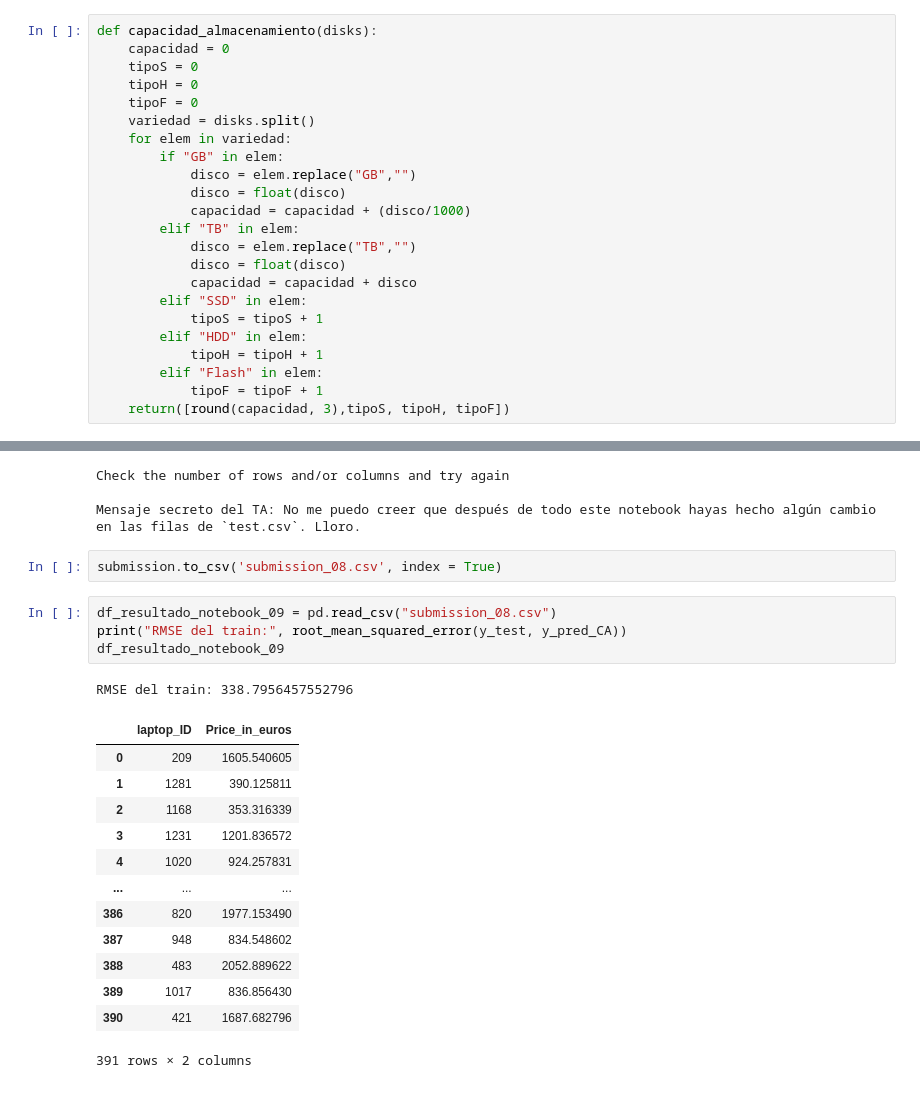
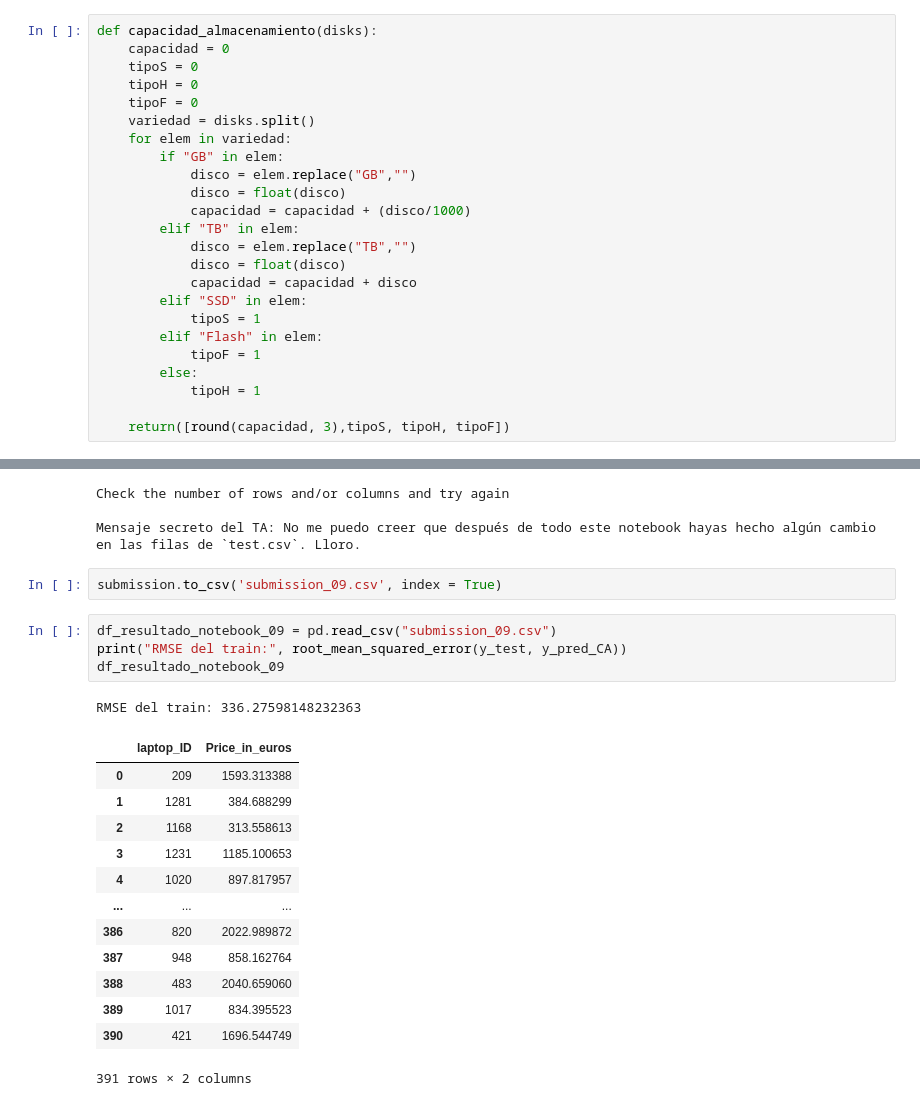
Before and after one commit to AntGV/ONLINE_DS_THEBRIDGE_WorkSpace, a Jupyter notebook: Sprint_12/Unidad_03_TeamChallenge_04/Competition/notebook_09.ipynb, the cells around one changed output, grey strips where cells are left out. Saved outputs shown, nothing was run; the diff lists cells and outputs as text.

Commit message:
Update Notebook_09

```diff
--- a/Sprint_12/Unidad_03_TeamChallenge_04/Competition/notebook_09.ipynb
+++ b/Sprint_12/Unidad_03_TeamChallenge_04/Competition/notebook_09.ipynb
@@ -490,11 +490,12 @@ def capacidad_almacenamiento(disks):
             disco = float(disco)
             capacidad = capacidad + disco
         elif "SSD" in elem:
-            tipoS = tipoS + 1
-        elif "HDD" in elem:
-            tipoH = tipoH + 1
+            tipoS = 1
         elif "Flash" in elem:
-            tipoF = tipoF + 1
+            tipoF = 1
+        else:
+            tipoH = 1
+
     return([round(capacidad, 3),tipoS, tipoH, tipoF])
 # %%
 #------------------------------------CAMBIO 5--------------------------------------------
@@ -1192,23 +1193,23 @@ Check the number of rows and/or columns and try again
 
 Mensaje secreto del TA: No me puedo creer que después de todo este notebook hayas hecho algún cambio en las filas de `test.csv`. Lloro.
 # %%
-submission.to_csv('submission_08.csv', index = True)
+submission.to_csv('submission_09.csv', index = True)
 # %%
-df_resultado_notebook_09 = pd.read_csv("submission_08.csv")
+df_resultado_notebook_09 = pd.read_csv("submission_09.csv")
 print("RMSE del train:", root_mean_squared_error(y_test, y_pred_CA))
 df_resultado_notebook_09
 # %% [output]
-RMSE del train: 338.7956457552796
+RMSE del train: 336.27598148232363
 |  | laptop_ID | Price_in_euros |
-| 0 | 209 | 1605.540605 |
-| 1 | 1281 | 390.125811 |
-| 2 | 1168 | 353.316339 |
-| 3 | 1231 | 1201.836572 |
-| 4 | 1020 | 924.257831 |
+| 0 | 209 | 1593.313388 |
+| 1 | 1281 | 384.688299 |
+| 2 | 1168 | 313.558613 |
+| 3 | 1231 | 1185.100653 |
+| 4 | 1020 | 897.817957 |
 | ... | ... | ... |
-| 386 | 820 | 1977.153490 |
-| 387 | 948 | 834.548602 |
-| 388 | 483 | 2052.889622 |
-| 389 | 1017 | 836.856430 |
-| 390 | 421 | 1687.682796 |
+| 386 | 820 | 2022.989872 |
+| 387 | 948 | 858.162764 |
+| 388 | 483 | 2040.659060 |
+| 389 | 1017 | 834.395523 |
+| 390 | 421 | 1696.544749 |
 391 rows × 2 columns
```
Also changed, not shown: parts of 10 cells of this notebook, 5 other files.
